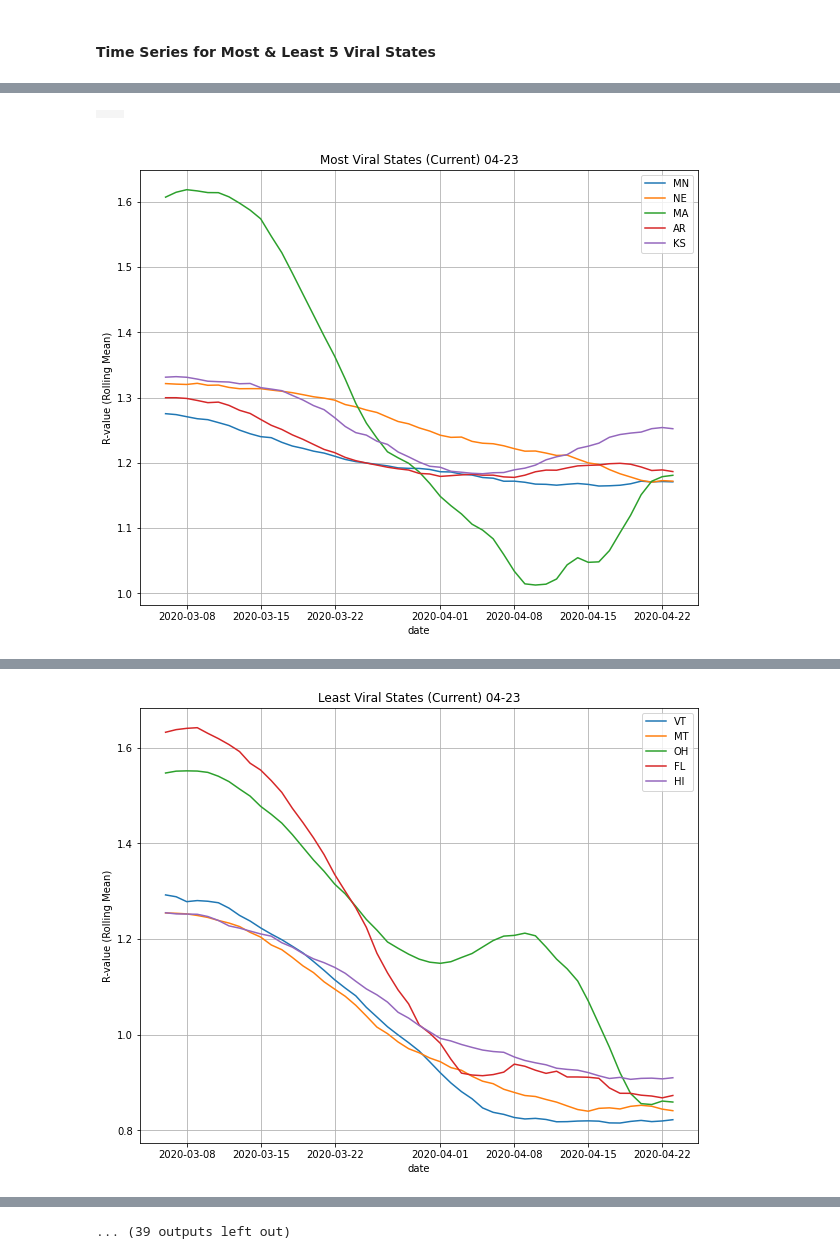
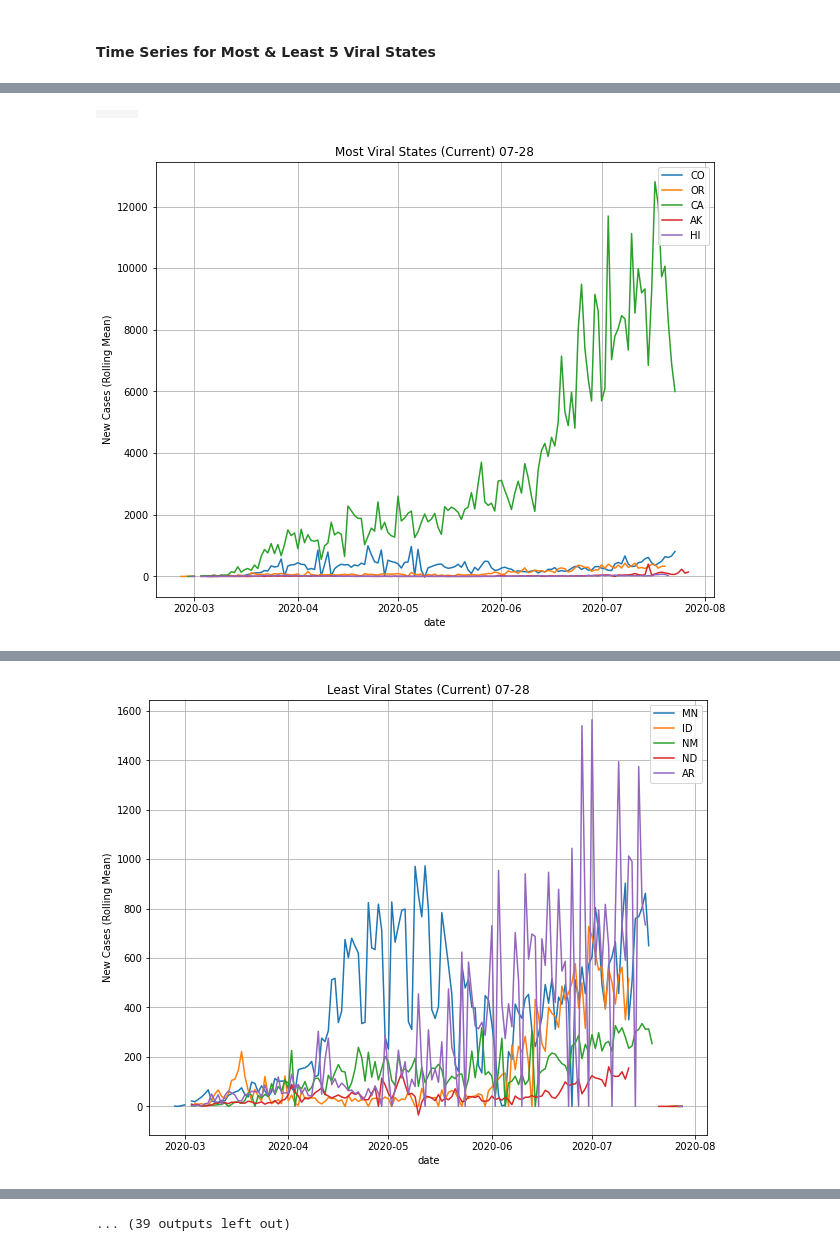
Before and after one commit to dimeking/playground, a Jupyter notebook: Covid_Rt.ipynb, the cells around one changed output, grey strips where cells are left out. Saved outputs shown, nothing was run; the diff lists cells and outputs as text; code cells hidden in the pictures.

```diff
--- a/Covid_Rt.ipynb
+++ b/Covid_Rt.ipynb
@@ -27,3 +27,17 @@ def rolling_mean(datafile, size, cols):
   df_ML_SMA['date'] = datafile['date']
   df_ML_SMA['mean'] = datafile['mean']
   return df_ML_SMA
+
+# calculate the n-Day Rolling Mean (Simple Moving Average)
+# def rolling_mean(datafile, size, 'date', 'region', 'mean', 'rolling_mean'):
+def rolling_mean2(datafile, size, series_col, groupby_col, value_col, result_col):
+  grouper = datafile.groupby(groupby_col)[value_col].rolling(window=size, min_periods=1).mean()
+  df_SMA =  grouper.to_frame(name = result_col).reset_index().drop('level_1', axis=1)
+  df_SMA[series_col] = df[series_col]
+
+  df_RM = datafile.merge(df_SMA, how='left', left_on=[groupby_col, series_col], right_on=[groupby_col, series_col])
+
+  start_series = df_SMA[series_col].head(1).iloc[0]
+  df_RM.loc[df_RM[series_col]==start_series, result_col] = None
+
+  return df_RM
@@ -44,8 +74,10 @@ def plot_timeseries_rollingmean(datafile, states, title):
     dates = pd.to_datetime(df_ML_SMA_state['date'])
     plt.plot(dates, df_ML_SMA_state['rolling_mean'], label=state)
 
+  # plt.ylim(bottom=0.6, top=1.6)
   plt.xlabel('date')
-  plt.ylabel('R-value (Rolling Mean)')
+  # plt.ylabel('R-value (Rolling Mean)')
+  plt.ylabel('New Cases (Rolling Mean)')
   plt.title(title)
   plt.legend(loc=1)
 
@@ -61,8 +93,8 @@ def plot_bars_rollingmean(datafile, title):
   x = xpos
   y = datafile['rolling_mean']
 
-  low = y <= 0.9
-  high = y > 1.1
+  low = y <= 0.8
+  high = y > 1.0
   middle = (y > low) | (y <= high)
 
   plt.bar(x[low], y[low], color = 'green')
@@ -126,41 +160,41 @@ No handles with labels found to put in legend.
 # %%
 # Show Time Series (Most & Least Viral) that plots
 # 14,7,3-Day Average along with Current in separate Tabs
 DAY_TABS = { 1: 'Current', 14: '14-Day Avg', 3: '3-Day Avg', 7: '7-Day Avg' }
 tb = widgets.TabBar(list(DAY_TABS.values()), location='bottom')
 
 for days in DAY_TABS.keys():
   with tb.output_to(DAY_TABS[days]):
 
-    df_ML_SMA = rolling_mean(df, days, 'mean')
+    df_ML_SMA = rolling_mean2(df, days, 'date', 'region', 'new_cases', 'rolling_mean')
+    # df_ML_SMA = rolling_mean(df, days, 'mean')
     df_ML_SMA_current = df_ML_SMA.groupby('region').tail(1)
 
     sorted_df_ML_SMA = df_ML_SMA_current.sort_values(by=['rolling_mean'])
     sorted_states = sorted_df_ML_SMA['region']
 
-    grid = widgets.Grid(2, 2)
+    grid = widgets.Grid(1, 3)
     with grid.output_to(0,0):
       grid.clear_cell()
       plot_timeseries_rollingmean(df_ML_SMA, sorted_states.tail(GROUP_SIZE), 'Most Viral States (' + DAY_TABS[days] + ') ' + date[-5:])
     with grid.output_to(0,1):
       grid.clear_cell()
       plot_timeseries_rollingmean(df_ML_SMA, sorted_states.head(GROUP_SIZE), 'Least Viral States (' + DAY_TABS[days] + ') ' + date[-5:])
-    with grid.output_to(1,0):
+    with grid.output_to(0,2):
       grid.clear_cell()
-      plot_timeseries_rollingmean(df_ML_SMA, ['NY','MI', 'LA', 'FL','CA'], 'Relevant Viral States (' + DAY_TABS[days] + ') ' + date[-5:])
+      plot_timeseries_rollingmean(df_ML_SMA, ['NY','NJ', 'TX', 'FL','CA'], 'Relevant Viral States (' + DAY_TABS[days] + ') ' + date[-5:])
 # %% [output]
 [interactive output not drawn]
 [interactive output not drawn]
 [interactive output not drawn]
 [interactive output not drawn]
 [interactive output not drawn]
 [interactive output not drawn]
 [interactive output not drawn]
-|  |  |
-|  |  |
+|  |  |  |
-[figure, old version]
+[figure, new version]
 [interactive output not drawn]
-[figure, old version]
+[figure, new version]
 [interactive output not drawn]
 ... (39 outputs left out)
 # %% [markdown]
```
Also changed, not shown: parts of 6 cells of this notebook.
